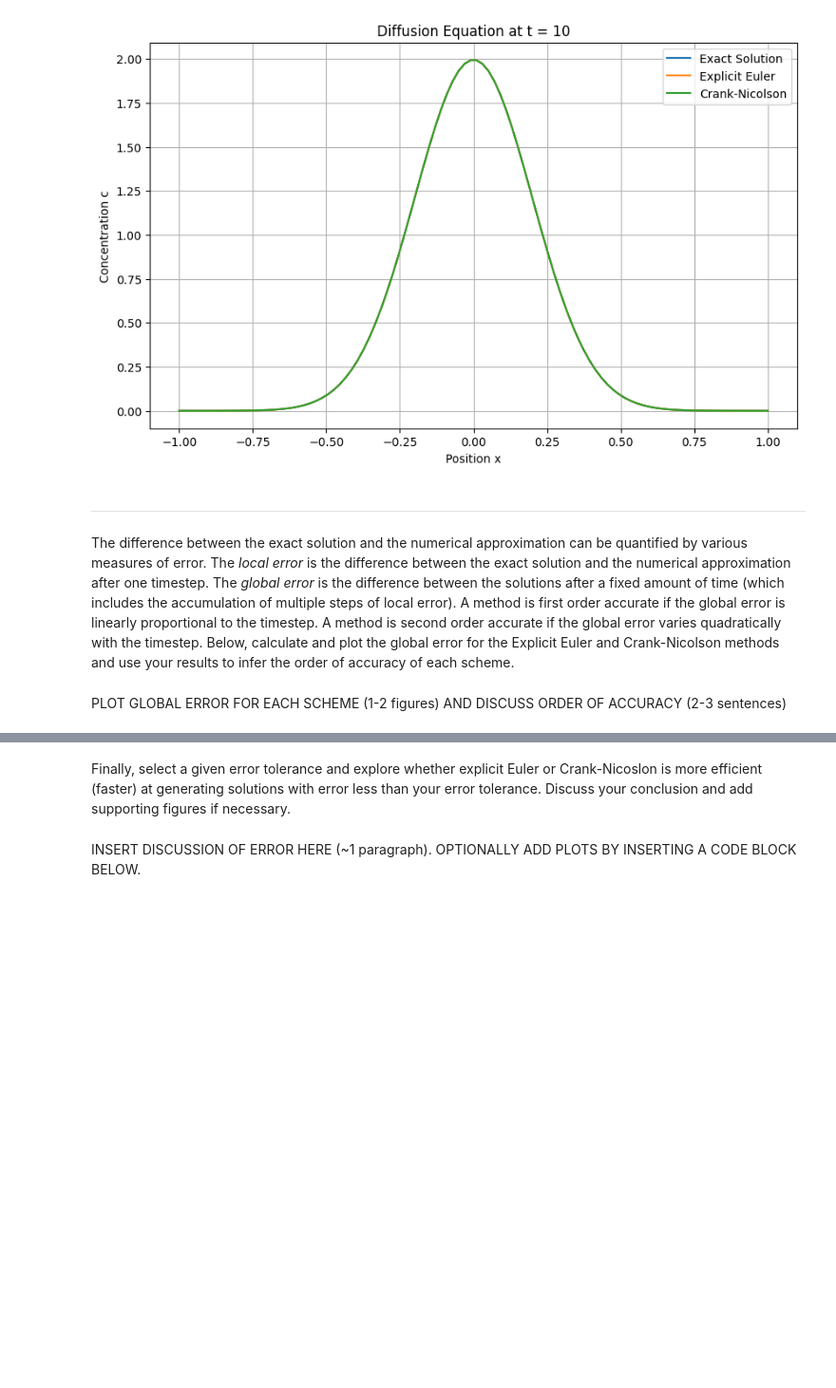
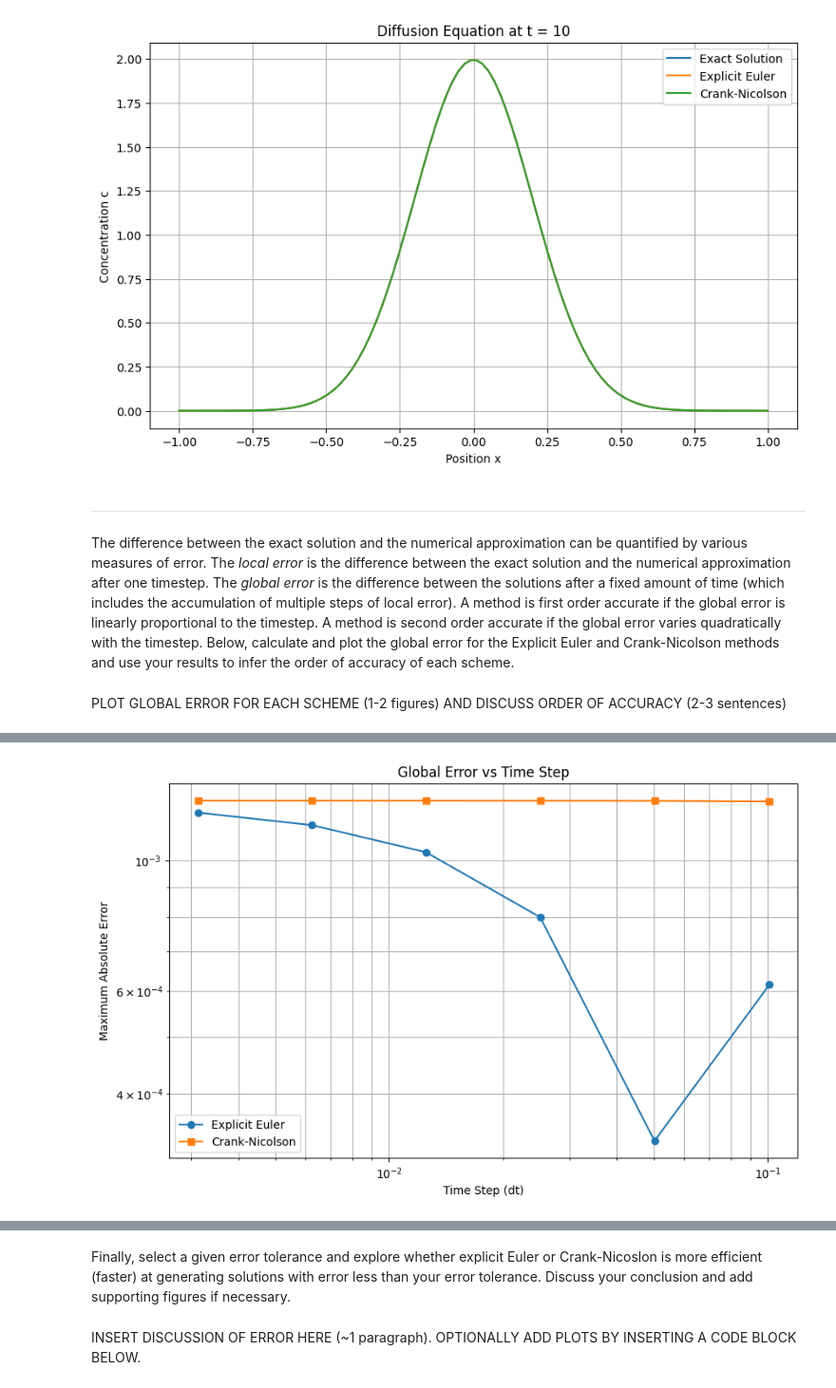
Before and after one commit to OsmanthusLiu/qces, a Jupyter notebook: Project1_numerical_methods.ipynb, the cells around one changed output, grey strips where cells are left out. Shown at 95% size. Drawn from its saved outputs; the diff is of its cells as text; code cells hidden in the pictures; blank space fills up the shorter version.

```diff
--- a/Project1_numerical_methods.ipynb
+++ b/Project1_numerical_methods.ipynb
@@ -384,0 +385,87 @@ PLOT GLOBAL ERROR FOR EACH SCHEME (1-2 figures) AND DISCUSS ORDER OF ACCURACY (2
+# %%
+error_EE = np.abs(c_exact - c_EE[:, -1])
+error_CN = np.abs(c_exact - c_CN[:, -1])
+Nt_values = [100, 200, 400, 800, 1600, 3200]
+
+dt_values = []
+error_EE_values = []
+error_CN_values = []
+
+# Step 3: Calculate global errors
+for Nt_test in Nt_values:
+
+    t_test = np.linspace(t_start, t_end, Nt_test)
+    dt_test = t_test[1] - t_test[0]
+
+    dt_values.append(dt_test)
+
+    # Numerical solutions
+    c_EE_test = EE(x, t_test, kappa)
+    c_CN_test = CN(x, t_test, kappa)
+
+    # Maximum absolute error at final time
+    error_EE_test = np.max(
+        np.abs(c_exact - c_EE_test[:, -1])
+    )
+
+    error_CN_test = np.max(
+        np.abs(c_exact - c_CN_test[:, -1])
+    )
+
+    # Save errors
+    error_EE_values.append(error_EE_test)
+    error_CN_values.append(error_CN_test)
+
+
+# Step 4: Plot global error
+plt.figure(figsize=(10, 6))
+
+plt.loglog(dt_values, error_EE_values,
+           "o-", label="Explicit Euler")
+
+plt.loglog(dt_values, error_CN_values,
+           "s-", label="Crank-Nicolson")
+
+plt.xlabel("Time Step (dt)")
+plt.ylabel("Maximum Absolute Error")
+plt.title("Global Error vs Time Step")
+
+plt.legend()
+plt.grid(True, which="both")
+plt.show()
+
+
+# Step 5: Calculate slopes
+slope_EE = np.polyfit(
+    np.log(dt_values),
+    np.log(error_EE_values),
+    1
+)[0]
+
+slope_CN = np.polyfit(
+    np.log(dt_values),
+    np.log(error_CN_values),
+    1
+)[0]
+
+print("Explicit Euler fitted order:", slope_EE)
+print("Crank-Nicolson fitted order:", slope_CN)
+
+
+# Step 6: Compare error ratios
+ratio_EE = error_EE_values[0] / error_EE_values[1]
+ratio_CN = error_CN_values[0] / error_CN_values[1]
+
+print("EE error ratio:", ratio_EE)
+print("CN error ratio:", ratio_CN)
+
+
+# Step 7: Print all results
+for i in range(len(Nt_values)):
+    print(
+        "Nt =", Nt_values[i],
+        "dt =", round(dt_values[i], 6),
+        "EE error =", error_EE_values[i],
+        "CN error =", error_CN_values[i]
+    )
+# %% [output]
@@ -384,0 +484 @@ PLOT GLOBAL ERROR FOR EACH SCHEME (1-2 figures) AND DISCUSS ORDER OF ACCURACY (2
+[figure, added]
```
Also changed, not shown: parts of 6 cells of this notebook.
